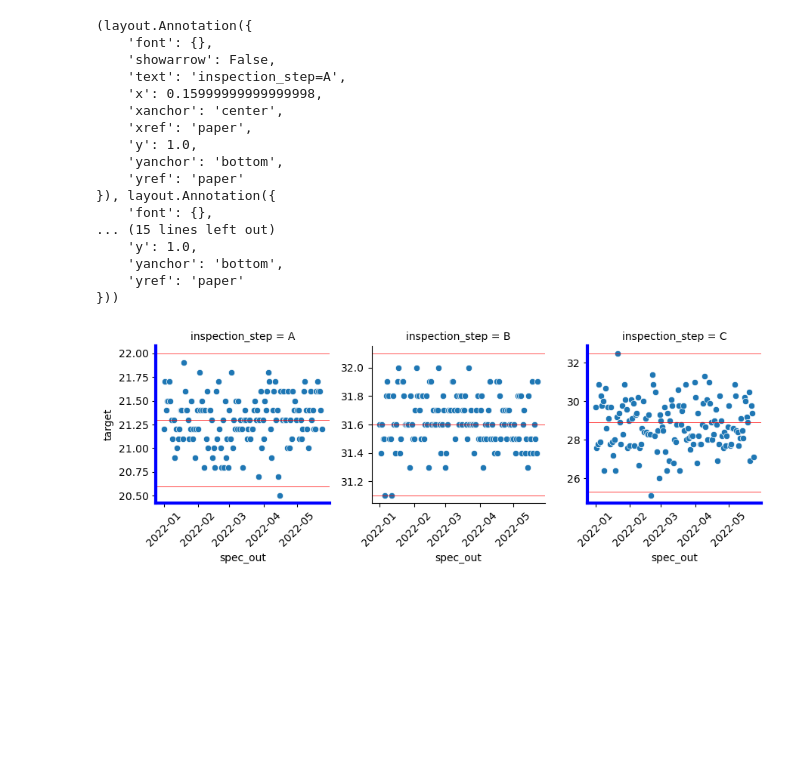
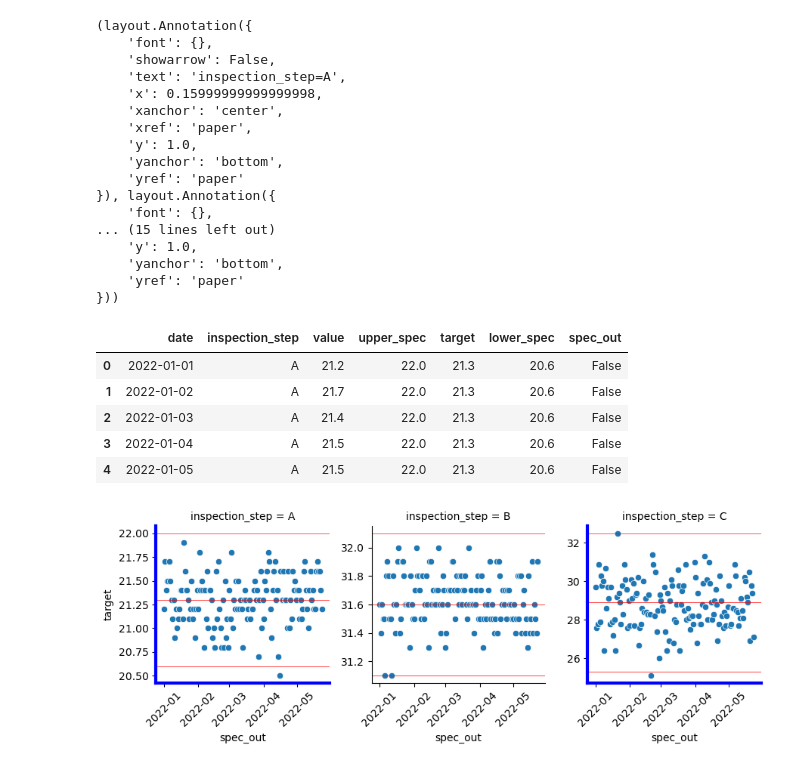
Before and after one commit to sswwdk/Data_visualization, a Jupyter notebook: 74_visualization_tips.ipynb, the cells around one changed output. Drawn from its saved outputs; the diff is of its cells as text; code cells hidden in the pictures; blank space fills up the shorter version.

```diff
--- a/74_visualization_tips.ipynb
+++ b/74_visualization_tips.ipynb
@@ -672,7 +665,15 @@ fig.show()
 # %%
 # 특정 조건에 해당하는 값 찾기
 # 각 공정별로 관리 스펙에서 벗어난 자재가 있는 그래프 테두리 강조
 df_ins['spec_out'] = (df_ins['value'] > df_ins['upper_spec']) | (df_ins['value'] < df_ins['lower_spec'])
+df_ins.head()
+# %% [output]
+|  | date | inspection_step | value | upper_spec | target | lower_spec | spec_out |
+| 0 | 2022-01-01 | A | 21.2 | 22.0 | 21.3 | 20.6 | False |
+| 1 | 2022-01-02 | A | 21.7 | 22.0 | 21.3 | 20.6 | False |
+| 2 | 2022-01-03 | A | 21.4 | 22.0 | 21.3 | 20.6 | False |
+| 3 | 2022-01-04 | A | 21.5 | 22.0 | 21.3 | 20.6 | False |
+| 4 | 2022-01-05 | A | 21.5 | 22.0 | 21.3 | 20.6 | False |
 # %%
 # facegrid.map() 함수를 위한 커스텀 함수 정의
 def custom(lower_spec, target,upper_spec, **kws):
```
Also changed, not shown: parts of 7 cells of this notebook.
